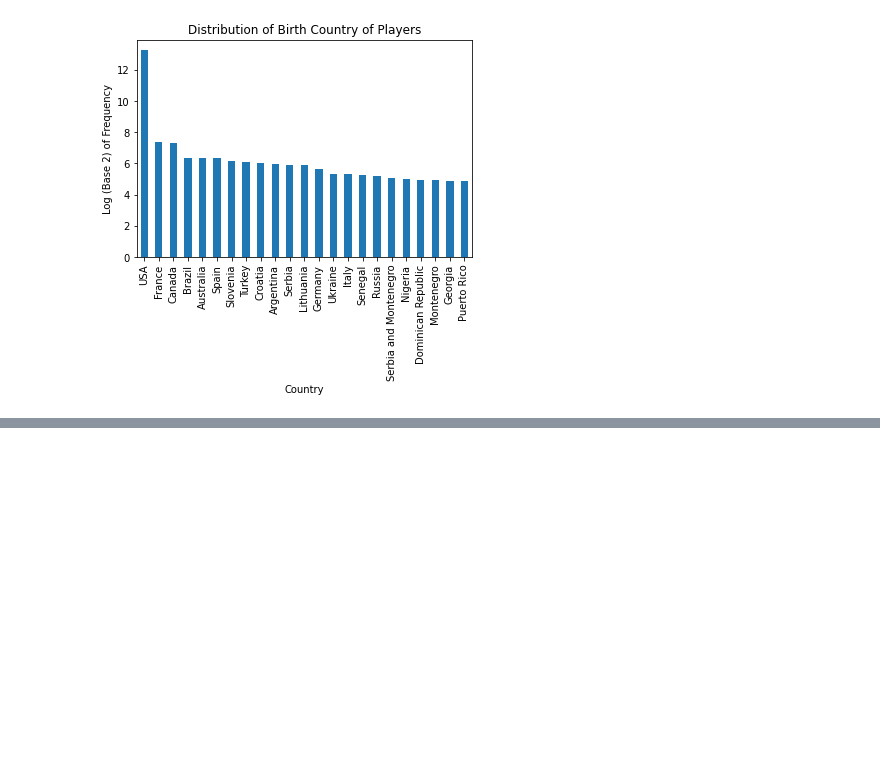
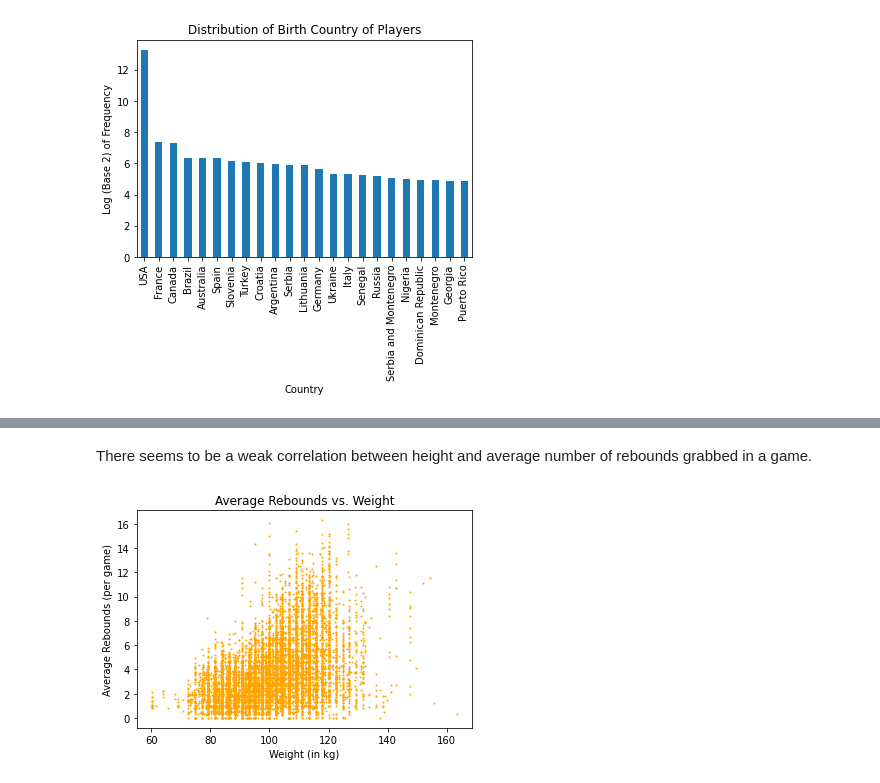
Before and after one commit to byw2/data-expedition, a Jupyter notebook: nba_players/nba_players.ipynb, the cells around one changed output, grey strips where cells are left out. Saved outputs shown, nothing was run; the diff lists cells and outputs as text; code cells hidden in the pictures; blank space fills up the shorter version.

```diff
--- a/nba_players/nba_players.ipynb
+++ b/nba_players/nba_players.ipynb
@@ -267,0 +321,10 @@ plt.show()
+# %% [markdown]
+There seems to be a weak correlation between height and average number of rebounds grabbed in a game.
+# %%
+plt.scatter(x=df.weight, y=df.avg_rebs, color='orange', s=1)
+plt.title('Average Rebounds vs. Weight')
+plt.xlabel('Weight (in kg)')
+plt.ylabel('Average Rebounds (per game)')
+plt.show()
+# %% [output]
+[figure, added]
```
Also changed, not shown: parts of 15 cells of this notebook.
